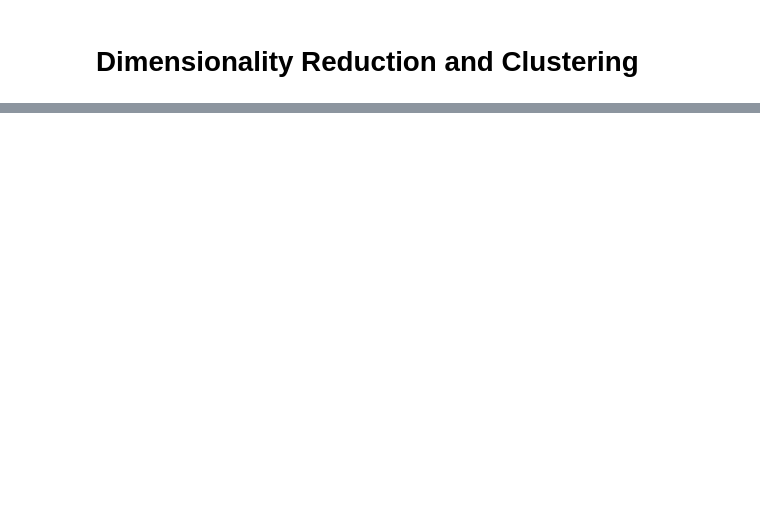
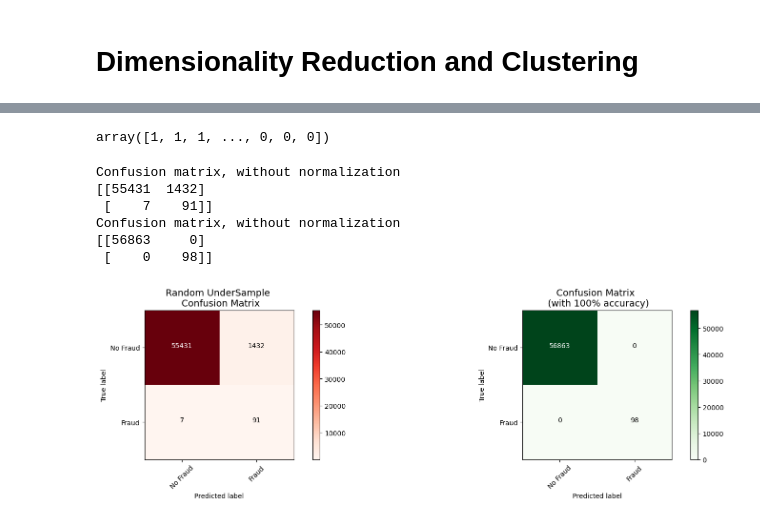
Before and after one commit to hongchal/ml_study, a Jupyter notebook: credit card fraud/credit card fraud 4 .ipynb, the cells around one changed output, grey strips where cells are left out. Drawn from its saved outputs; the diff is of its cells as text; code cells hidden in the pictures; blank space fills up the shorter version.

Commit message:
fraud practice 5/15

```diff
--- a/credit card fraud/credit card fraud 4 .ipynb
+++ b/credit card fraud/credit card fraud 4 .ipynb
@@ -443,0 +958,4 @@ plt.show()
+# %%
+undersample_model.compile(Adam(lr=0.001), loss='sparse_categorical_crossentropy', metrics=['accuracy'])
+# %%
+undersample_model.fit(X_train, y_train, validation_split=0.2, batch_size=25, epochs=20, shuffle=True, verbose=2)
@@ -443,0 +983,7 @@ plt.show()
+# %%
+undersample_predictions = undersample_model.predict(original_Xtest, batch_size=200, verbose=0)
+# %%
+undersample_fraud_predictions = undersample_predictions.argmax(axis=-1)
+undersample_fraud_predictions
+# %% [output]
+array([1, 1, 1, ..., 0, 0, 0])
@@ -443,0 +1027,20 @@ plt.show()
+# %%
+undersample_cm = confusion_matrix(original_ytest, undersample_fraud_predictions)
+actual_cm = confusion_matrix(original_ytest, original_ytest)
+labels = ['No Fraud', 'Fraud']
+
+fig = plt.figure(figsize=(16,8))
+
+fig.add_subplot(221)
+plot_confusion_matrix(undersample_cm, labels, title="Random UnderSample \n Confusion Matrix", cmap=plt.cm.Reds)
+
+fig.add_subplot(222)
+plot_confusion_matrix(actual_cm, labels, title="Confusion Matrix \n (with 100% accuracy)", cmap=plt.cm.Greens)
+# %% [output]
+Confusion matrix, without normalization
+[[55431  1432]
+ [    7    91]]
+Confusion matrix, without normalization
+[[56863     0]
+ [    0    98]]
+[figure, added]
```
Also changed, not shown: parts of 55 cells of this notebook, 1 other file.
